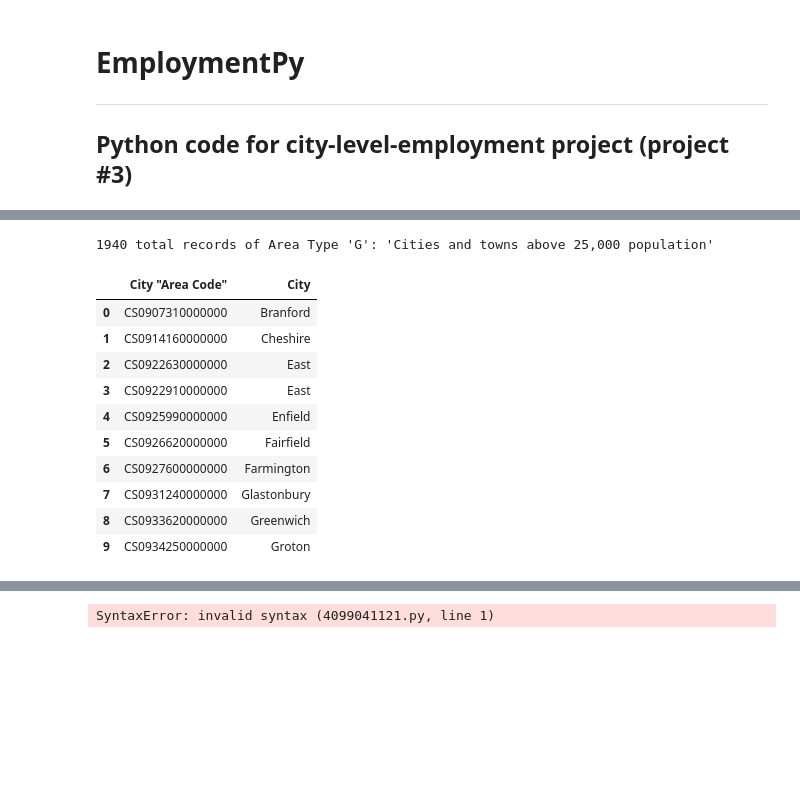
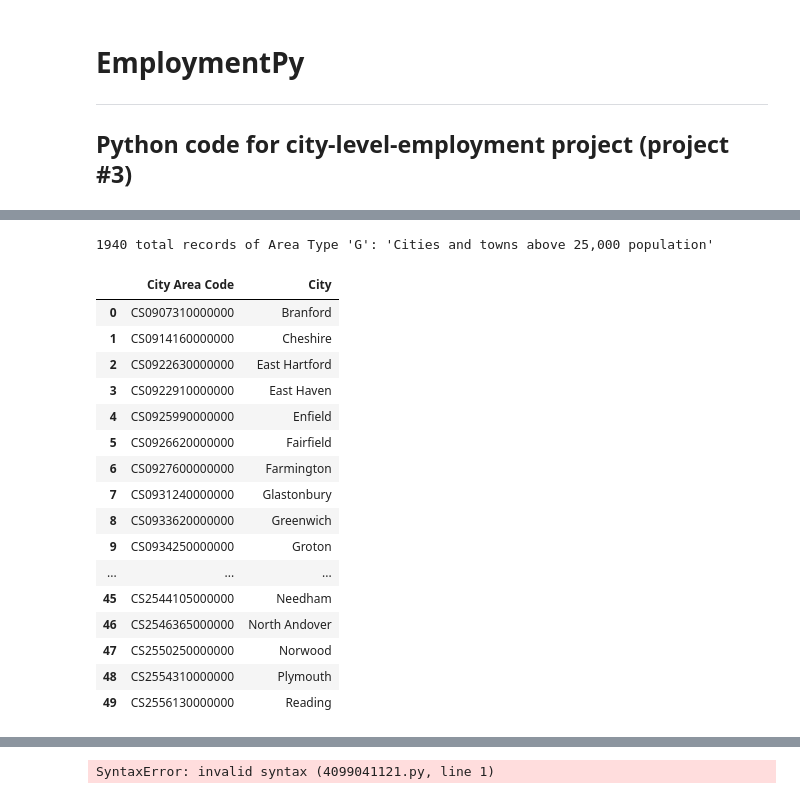
Before and after one commit to ryanmcr17/city-level-employment, a Jupyter notebook: employmentPy.ipynb, the cells around one changed output, grey strips where cells are left out. Cells and saved outputs as stored; diff of their text form; code cells hidden in the pictures; blank space fills up the shorter version.

```diff
--- a/employmentPy.ipynb
+++ b/employmentPy.ipynb
@@ -100,41 +126,43 @@ metric_df.head(10)
 # %%
-
-with open('input_data/area_codes.csv') as area_codes_file:
-
-    area_codes_data = csv.reader(area_codes_file)
-
-    area_codes_df = pd.DataFrame(area_codes_data, columns=['Raw Data'])
-
 
 area_type_code_list = []
 area_code_list = []
 area_text_list = []
 
-
 for row in area_codes_df['Raw Data']:
 
     new_row = row.split('\t')
 
+
     for item in new_row:
+
         newer_row = item.split()
+        newer_row_length = len(newer_row)
+
+        print(f"newer_row = {newer_row}; newer_row_length = {newer_row_length}")
 
         area_type_code_list.append(newer_row[0])
         area_code_list.append(newer_row[1])
-        area_text_list.append(newer_row[2])
+
+        area_text = ''
+
+        for x in range(newer_row_length-7):
+
+            next_area_text_bit = newer_row[x+2]
+
+            if area_text == '':
+                area_text = next_area_text_bit
+            else:
+                area_text += ' ' + next_area_text_bit
 
 
-# area_codes_df['Raw Data'] = area_codes_raw_split
+        area_text_list.append(area_text)
+
 
 area_codes_df['Area Type Code'] = area_type_code_list
-area_codes_df['City "Area Code"'] = area_code_list
+area_codes_df['City Area Code'] = area_code_list
 area_codes_df['City'] = area_text_list
 
 
-area_codes_df.drop(index=0, inplace=True)
-area_codes_df.drop(columns='Raw Data', inplace=True)
-
-
 area_codes_df.head(50)
-
-# area_codes_df[['Area Type Code', 'Area Code', 'Area Text', 'display level', 'selectable', 'sort sequence']] = area_codes_df['Raw Data'].str.split
 # %% [output]
@@ -158,24 +203,31 @@ area_codes_df.head(50)
 # %%
 # Narrow down to only rows with Area Type Code = 'G' ("Cities and towns above 25,000 population"), per https://download.bls.gov/pub/time.series/la/la.area_type
 
 city_area_codes_df = area_codes_df[area_codes_df['Area Type Code']=='G'].reset_index()
 
 city_area_codes_df.drop(columns='index', inplace=True)
-print(f"{city_codes_df['Area Code'].size} total records of Area Type 'G': 'Cities and towns above 25,000 population'")
+print(f"{city_area_codes_df['City Area Code'].size} total records of Area Type 'G': 'Cities and towns above 25,000 population'")
 
 city_area_codes_df.drop(columns='Area Type Code', inplace=True)
+city_area_codes_df.drop(columns='Raw Data', inplace=True)
 
-city_area_codes_df.head(10)
+city_area_codes_df.head(50)
 # %% [output]
 1940 total records of Area Type 'G': 'Cities and towns above 25,000 population'
-|  | City "Area Code" | City |
+|  | City Area Code | City |
 | 0 | CS0907310000000 | Branford |
 | 1 | CS0914160000000 | Cheshire |
-| 2 | CS0922630000000 | East |
-| 3 | CS0922910000000 | East |
+| 2 | CS0922630000000 | East Hartford |
+| 3 | CS0922910000000 | East Haven |
 | 4 | CS0925990000000 | Enfield |
 | 5 | CS0926620000000 | Fairfield |
 | 6 | CS0927600000000 | Farmington |
 | 7 | CS0931240000000 | Glastonbury |
 | 8 | CS0933620000000 | Greenwich |
 | 9 | CS0934250000000 | Groton |
+| ... | ... | ... |
+| 45 | CS2544105000000 | Needham |
+| 46 | CS2546365000000 | North Andover |
+| 47 | CS2550250000000 | Norwood |
+| 48 | CS2554310000000 | Plymouth |
+| 49 | CS2556130000000 | Reading |
```
Also changed, not shown: parts of 11 cells of this notebook.
